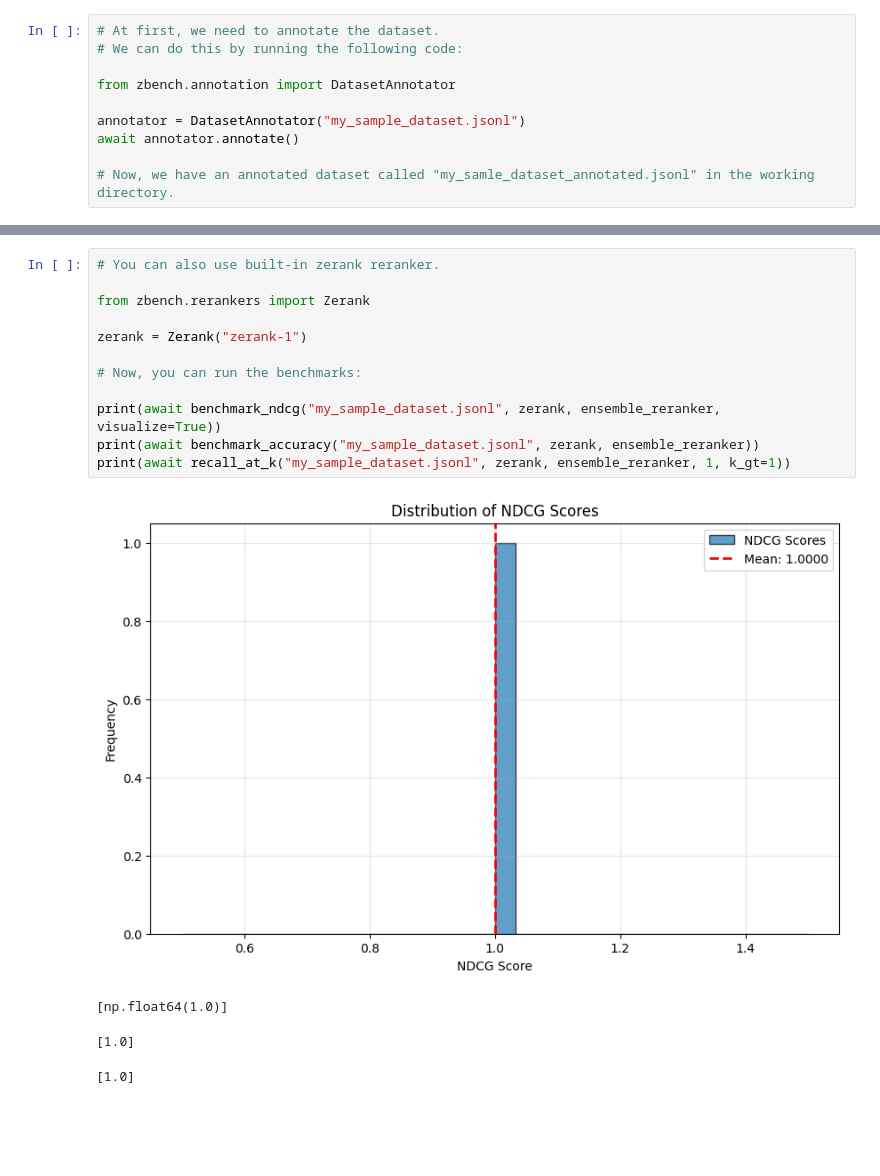
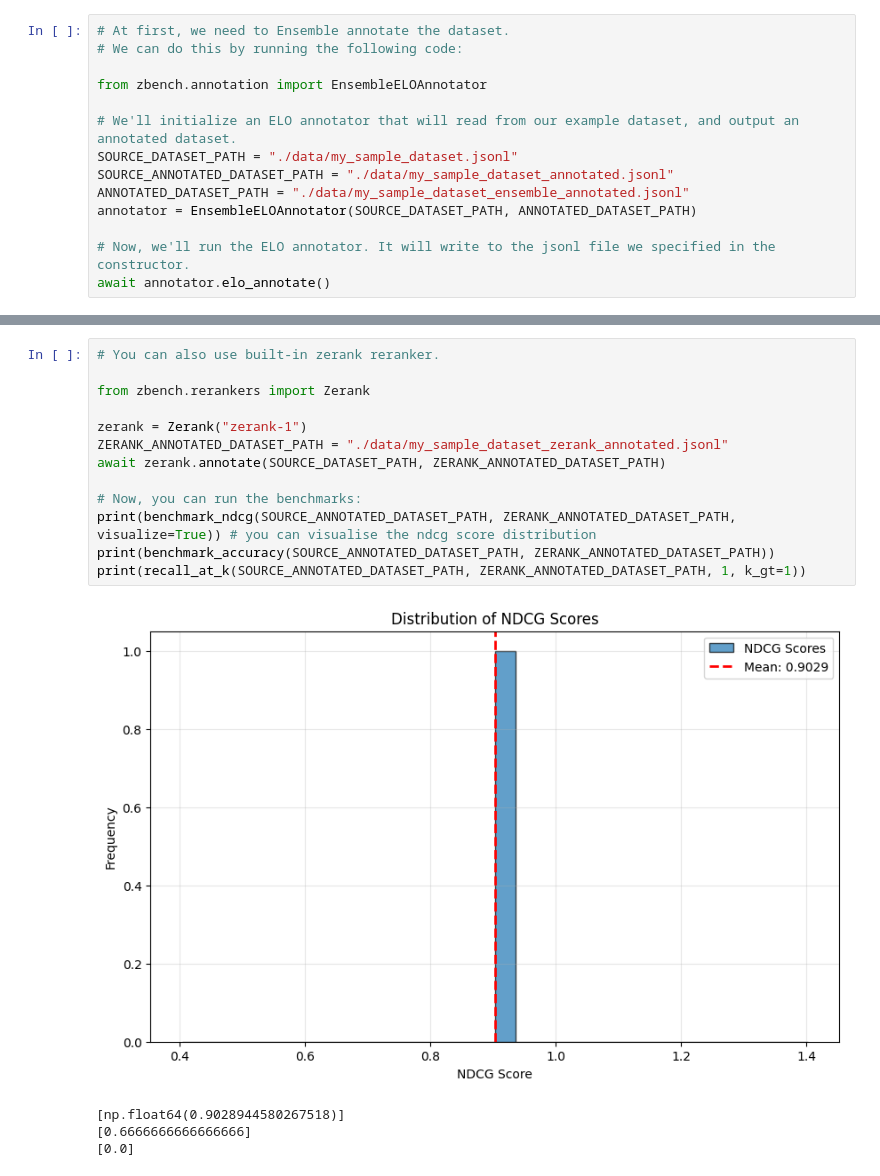
Before and after one commit to zeroentropy-ai/zbench, a Jupyter notebook: example.ipynb, the cells around one changed output, grey strips where cells are left out. Saved outputs shown, nothing was run; the diff lists cells and outputs as text; blank space fills up the shorter version.

```diff
--- a/example.ipynb
+++ b/example.ipynb
@@ -22,12 +61,16 @@ save_pydantic_jsonl("my_sample_dataset.jsonl", dataset)
 # %%
-# At first, we need to annotate the dataset.
+# At first, we need to Ensemble annotate the dataset.
 # We can do this by running the following code:
 
-from zbench.annotation import DatasetAnnotator
+from zbench.annotation import EnsembleELOAnnotator
 
-annotator = DatasetAnnotator("my_sample_dataset.jsonl")
-await annotator.annotate()
+# We'll initialize an ELO annotator that will read from our example dataset, and output an annotated dataset.
+SOURCE_DATASET_PATH = "./data/my_sample_dataset.jsonl"
+SOURCE_ANNOTATED_DATASET_PATH = "./data/my_sample_dataset_annotated.jsonl"
+ANNOTATED_DATASET_PATH = "./data/my_sample_dataset_ensemble_annotated.jsonl"
+annotator = EnsembleELOAnnotator(SOURCE_DATASET_PATH, ANNOTATED_DATASET_PATH)
 
-# Now, we have an annotated dataset called "my_samle_dataset_annotated.jsonl" in the working directory.
+# Now, we'll run the ELO annotator. It will write to the jsonl file we specified in the constructor.
+await annotator.elo_annotate()
 # %% [output]
 Step 1: Loading dataset
@@ -77,17 +105,18 @@ print(await recall_at_k("my_sample_dataset.jsonl", my_reranker, ensemble_reranke
 # %%
 # You can also use built-in zerank reranker.
 
 from zbench.rerankers import Zerank
 
 zerank = Zerank("zerank-1")
+ZERANK_ANNOTATED_DATASET_PATH = "./data/my_sample_dataset_zerank_annotated.jsonl"
+await zerank.annotate(SOURCE_DATASET_PATH, ZERANK_ANNOTATED_DATASET_PATH)
 
 # Now, you can run the benchmarks:
-
-print(await benchmark_ndcg("my_sample_dataset.jsonl", zerank, ensemble_reranker, visualize=True))
-print(await benchmark_accuracy("my_sample_dataset.jsonl", zerank, ensemble_reranker))
-print(await recall_at_k("my_sample_dataset.jsonl", zerank, ensemble_reranker, 1, k_gt=1))
+print(benchmark_ndcg(SOURCE_ANNOTATED_DATASET_PATH, ZERANK_ANNOTATED_DATASET_PATH, visualize=True)) # you can visualise the ndcg score distribution
+print(benchmark_accuracy(SOURCE_ANNOTATED_DATASET_PATH, ZERANK_ANNOTATED_DATASET_PATH))
+print(recall_at_k(SOURCE_ANNOTATED_DATASET_PATH, ZERANK_ANNOTATED_DATASET_PATH, 1, k_gt=1))
 # %% [output]
-[figure, old version]
+[figure, new version]
-[np.float64(1.0)]
+[np.float64(0.9028944580267518)]
+[0.6666666666666666]
+[0.0]
-[1.0]
-[1.0]
```
Also changed, not shown: parts of 6 cells of this notebook, 7 other files.
